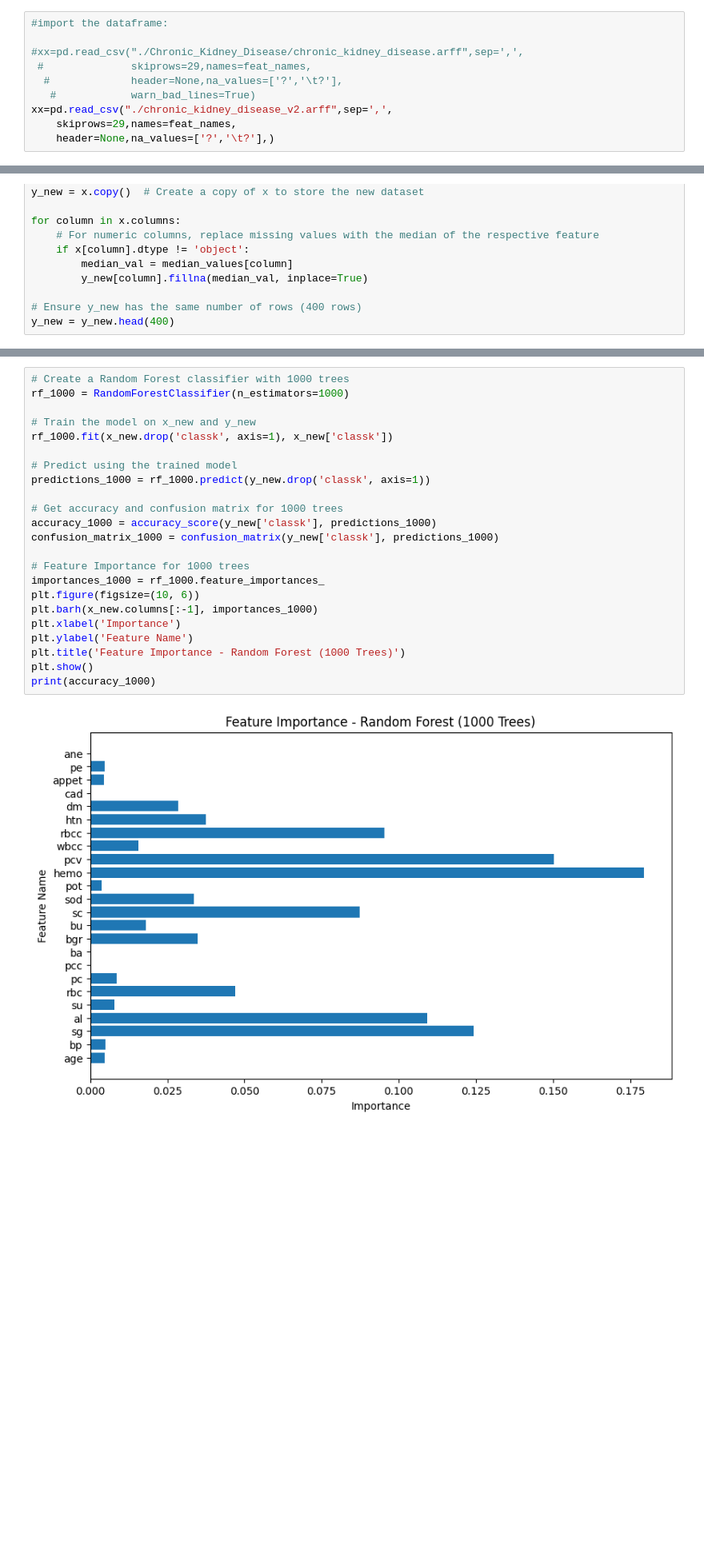
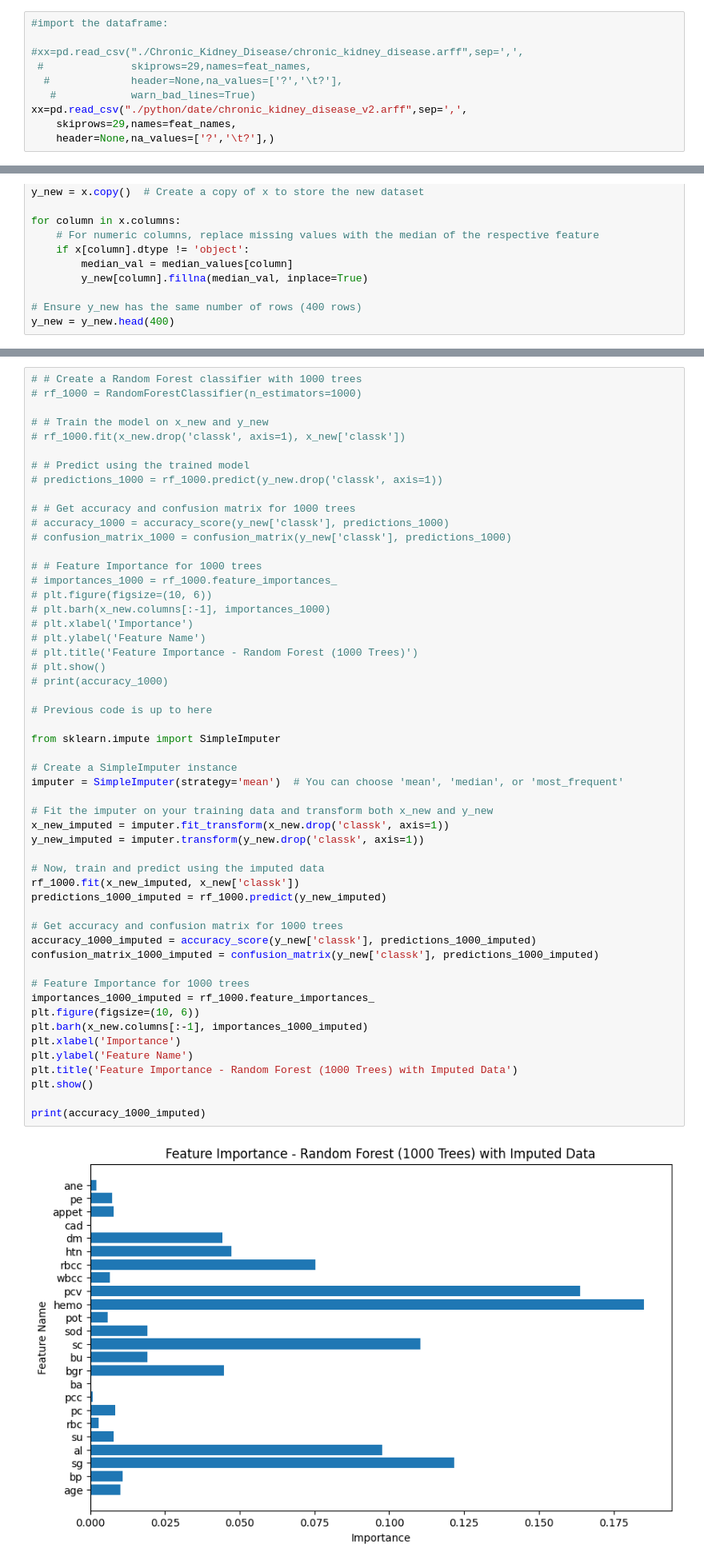
Before and after one commit to A-M-Alizadeh/Health, a Jupyter notebook: lab 5/Lab5_Kindey(ICT) (1).ipynb, the cells around one changed output, grey strips where cells are left out. Shown at 80% size. Saved outputs shown, nothing was run; the diff lists cells and outputs as text; blank space fills up the shorter version.

```diff
--- a/lab 5/Lab5_Kindey(ICT) (1).ipynb
+++ b/lab 5/Lab5_Kindey(ICT) (1).ipynb
@@ -19,6 +19,6 @@ feat_cat=np.array(['num','num','cat','cat','cat','cat','cat','cat','cat',
  #              skiprows=29,names=feat_names,
   #             header=None,na_values=['?','\t?'],
    #            warn_bad_lines=True)
-xx=pd.read_csv("./chronic_kidney_disease_v2.arff",sep=',',
+xx=pd.read_csv("./python/date/chronic_kidney_disease_v2.arff",sep=',',
     skiprows=29,names=feat_names,
     header=None,na_values=['?','\t?'],)
@@ -273,28 +327,58 @@ print(accuracy_100)
 # %%
-# Create a Random Forest classifier with 1000 trees
-rf_1000 = RandomForestClassifier(n_estimators=1000)
+# # Create a Random Forest classifier with 1000 trees
+# rf_1000 = RandomForestClassifier(n_estimators=1000)
 
-# Train the model on x_new and y_new
-rf_1000.fit(x_new.drop('classk', axis=1), x_new['classk'])
+# # Train the model on x_new and y_new
+# rf_1000.fit(x_new.drop('classk', axis=1), x_new['classk'])
 
-# Predict using the trained model
-predictions_1000 = rf_1000.predict(y_new.drop('classk', axis=1))
+# # Predict using the trained model
+# predictions_1000 = rf_1000.predict(y_new.drop('classk', axis=1))
+
+# # Get accuracy and confusion matrix for 1000 trees
+# accuracy_1000 = accuracy_score(y_new['classk'], predictions_1000)
+# confusion_matrix_1000 = confusion_matrix(y_new['classk'], predictions_1000)
+
+# # Feature Importance for 1000 trees
+# importances_1000 = rf_1000.feature_importances_
+# plt.figure(figsize=(10, 6))
+# plt.barh(x_new.columns[:-1], importances_1000)
+# plt.xlabel('Importance')
+# plt.ylabel('Feature Name')
+# plt.title('Feature Importance - Random Forest (1000 Trees)')
+# plt.show()
+# print(accuracy_1000)
+
+# Previous code is up to here
+
+from sklearn.impute import SimpleImputer
+
+# Create a SimpleImputer instance
+imputer = SimpleImputer(strategy='mean')  # You can choose 'mean', 'median', or 'most_frequent'
+
+# Fit the imputer on your training data and transform both x_new and y_new
+x_new_imputed = imputer.fit_transform(x_new.drop('classk', axis=1))
+y_new_imputed = imputer.transform(y_new.drop('classk', axis=1))
+
+# Now, train and predict using the imputed data
+rf_1000.fit(x_new_imputed, x_new['classk'])
+predictions_1000_imputed = rf_1000.predict(y_new_imputed)
 
 # Get accuracy and confusion matrix for 1000 trees
-accuracy_1000 = accuracy_score(y_new['classk'], predictions_1000)
-confusion_matrix_1000 = confusion_matrix(y_new['classk'], predictions_1000)
+accuracy_1000_imputed = accuracy_score(y_new['classk'], predictions_1000_imputed)
+confusion_matrix_1000_imputed = confusion_matrix(y_new['classk'], predictions_1000_imputed)
 
 # Feature Importance for 1000 trees
-importances_1000 = rf_1000.feature_importances_
+importances_1000_imputed = rf_1000.feature_importances_
 plt.figure(figsize=(10, 6))
-plt.barh(x_new.columns[:-1], importances_1000)
+plt.barh(x_new.columns[:-1], importances_1000_imputed)
 plt.xlabel('Importance')
 plt.ylabel('Feature Name')
-plt.title('Feature Importance - Random Forest (1000 Trees)')
+plt.title('Feature Importance - Random Forest (1000 Trees) with Imputed Data')
 plt.show()
-print(accuracy_1000)
+
+print(accuracy_1000_imputed)
 # %% [output]
-[figure, old version]
+[figure, new version]
 0.994269340974212
 # %%
 from sklearn.model_selection import train_test_split
```
Also changed, not shown: parts of 7 cells of this notebook, 3 other files.
